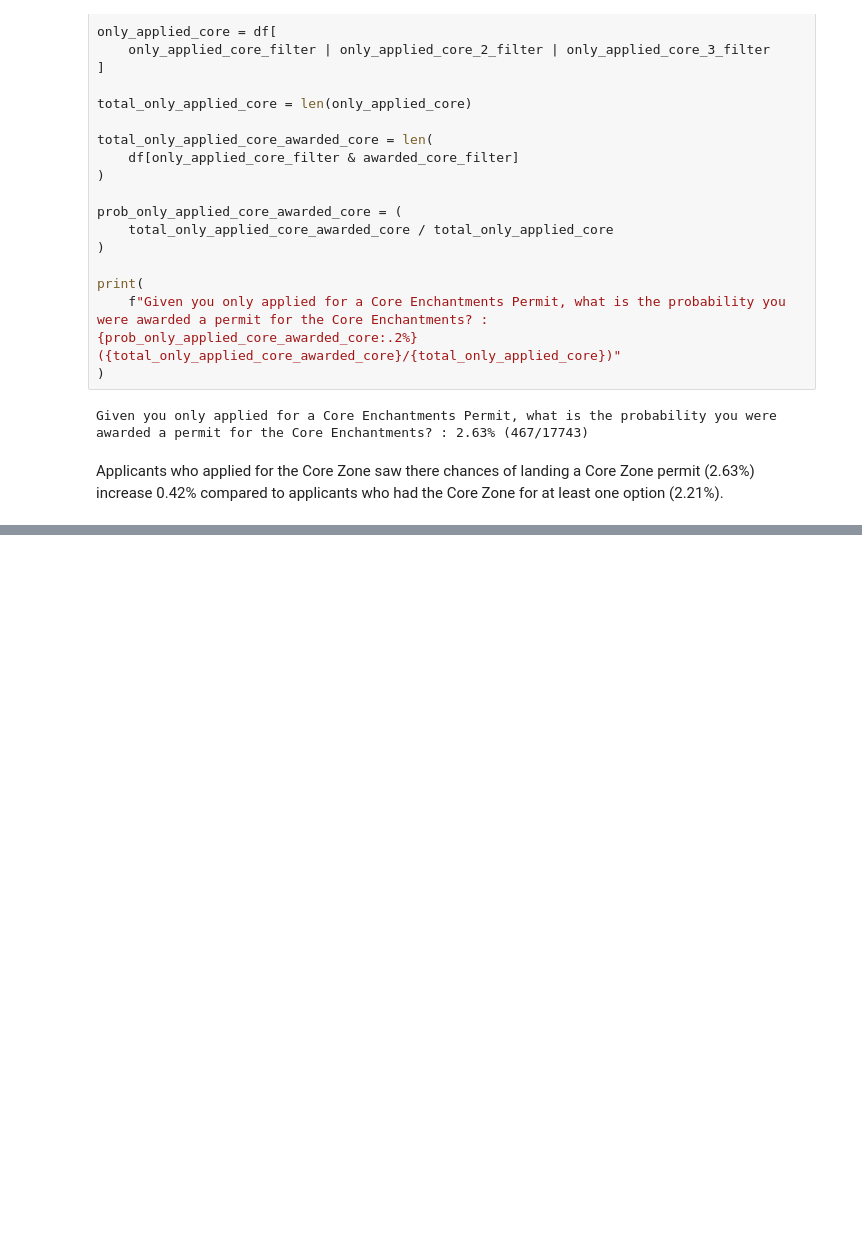
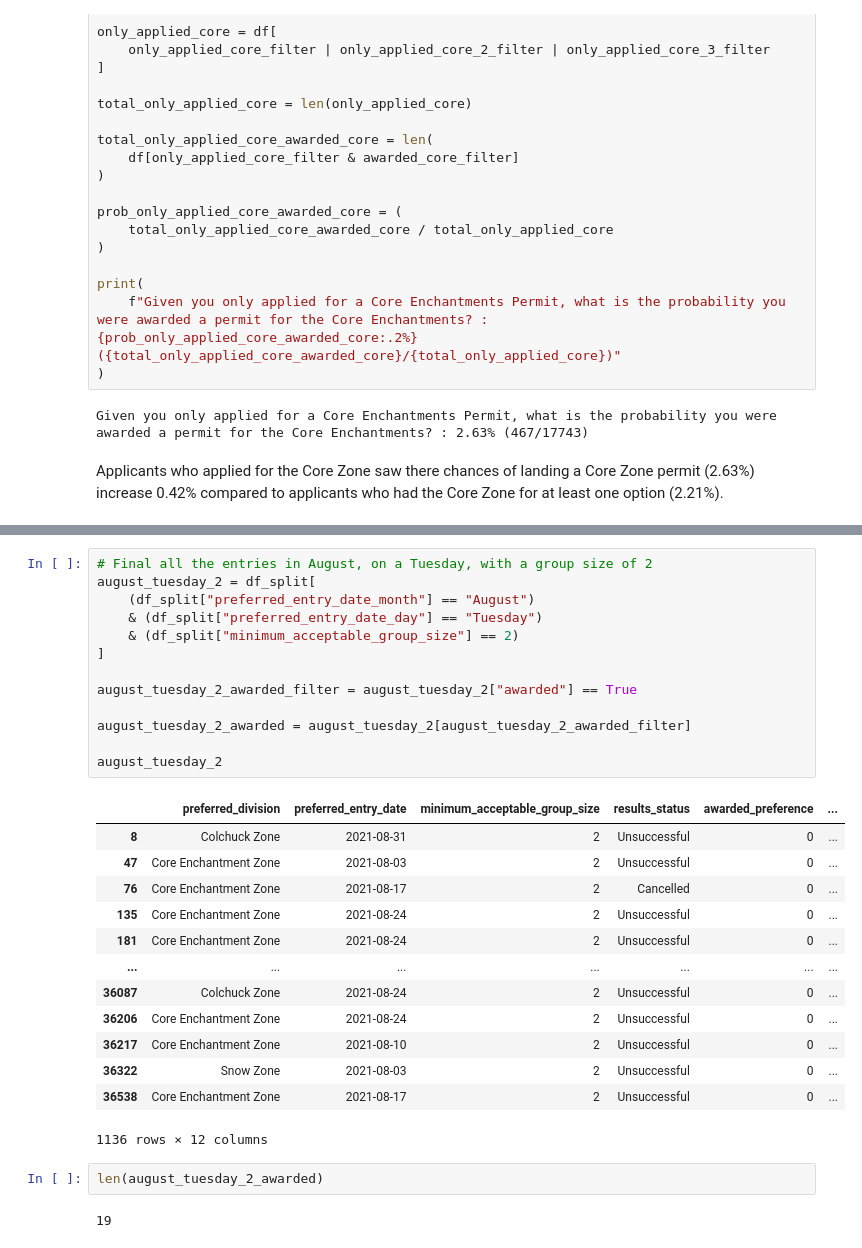
Before and after one commit to jarrett-retz-tech-services/enchantments_lottery, a Jupyter notebook: analysis.ipynb, the cells around one changed output, grey strips where cells are left out. Drawn from its saved outputs; the diff is of its cells as text; blank space fills up the shorter version.

```diff
--- a/analysis.ipynb
+++ b/analysis.ipynb
@@ -337,0 +1703,31 @@ Next we'll want take a look:
+# %%
+# Final all the entries in August, on a Tuesday, with a group size of 2
+august_tuesday_2 = df_split[
+    (df_split["preferred_entry_date_month"] == "August")
+    & (df_split["preferred_entry_date_day"] == "Tuesday")
+    & (df_split["minimum_acceptable_group_size"] == 2)
+]
+
+august_tuesday_2_awarded_filter = august_tuesday_2["awarded"] == True
+
+august_tuesday_2_awarded = august_tuesday_2[august_tuesday_2_awarded_filter]
+
+august_tuesday_2
+# %% [output]
+|  | preferred_division | preferred_entry_date | minimum_acceptable_group_size | results_status | awarded_preference | ... |
+| 8 | Colchuck Zone | 2021-08-31 | 2 | Unsuccessful | 0 | ... |
+| 47 | Core Enchantment Zone | 2021-08-03 | 2 | Unsuccessful | 0 | ... |
+| 76 | Core Enchantment Zone | 2021-08-17 | 2 | Cancelled | 0 | ... |
+| 135 | Core Enchantment Zone | 2021-08-24 | 2 | Unsuccessful | 0 | ... |
+| 181 | Core Enchantment Zone | 2021-08-24 | 2 | Unsuccessful | 0 | ... |
+| ... | ... | ... | ... | ... | ... | ... |
+| 36087 | Colchuck Zone | 2021-08-24 | 2 | Unsuccessful | 0 | ... |
+| 36206 | Core Enchantment Zone | 2021-08-24 | 2 | Unsuccessful | 0 | ... |
+| 36217 | Core Enchantment Zone | 2021-08-10 | 2 | Unsuccessful | 0 | ... |
+| 36322 | Snow Zone | 2021-08-03 | 2 | Unsuccessful | 0 | ... |
+| 36538 | Core Enchantment Zone | 2021-08-17 | 2 | Unsuccessful | 0 | ... |
+1136 rows × 12 columns
+# %%
+len(august_tuesday_2_awarded)
+# %% [output]
+19
```
Also changed, not shown: parts of 74 cells of this notebook.
